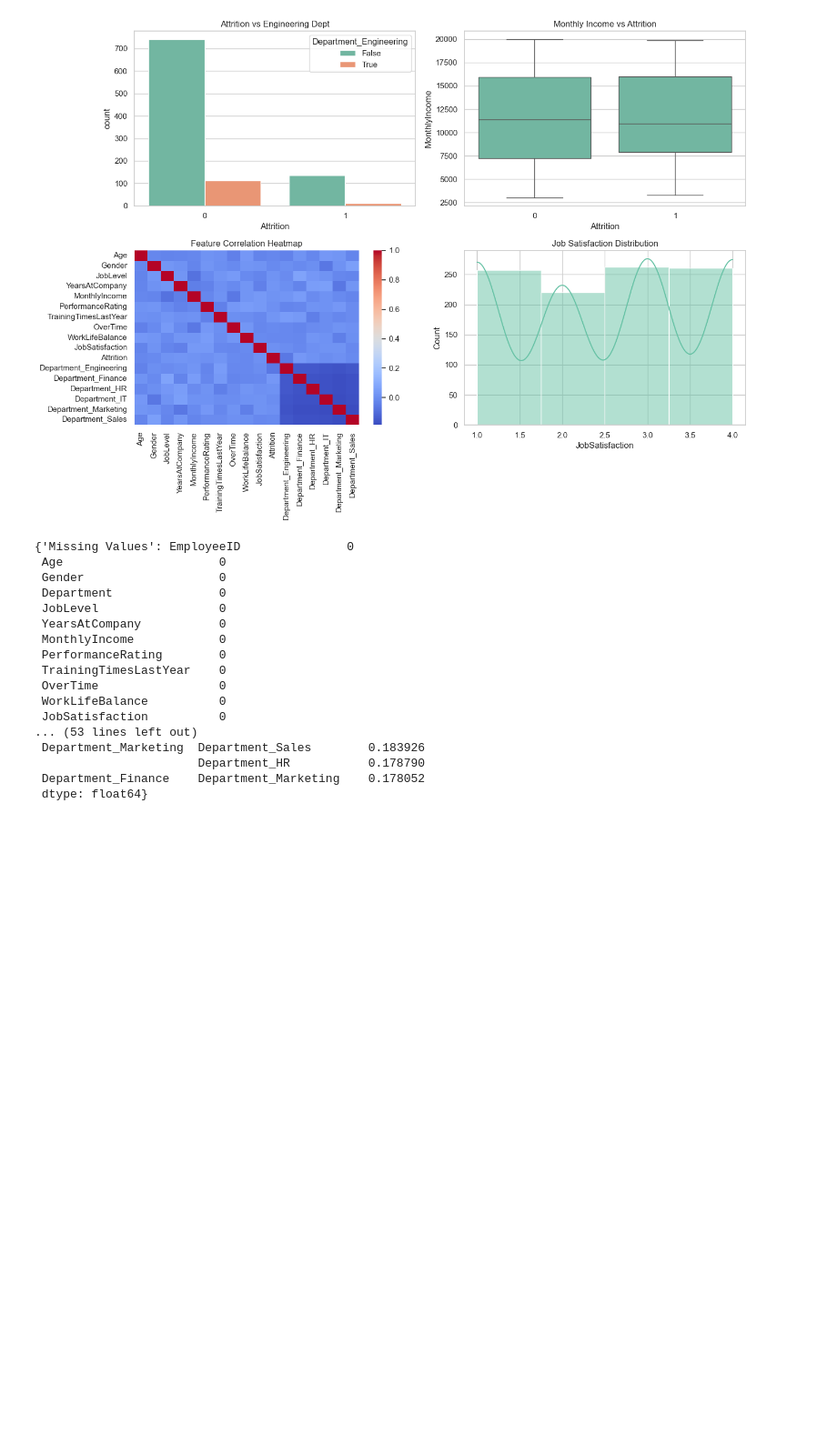
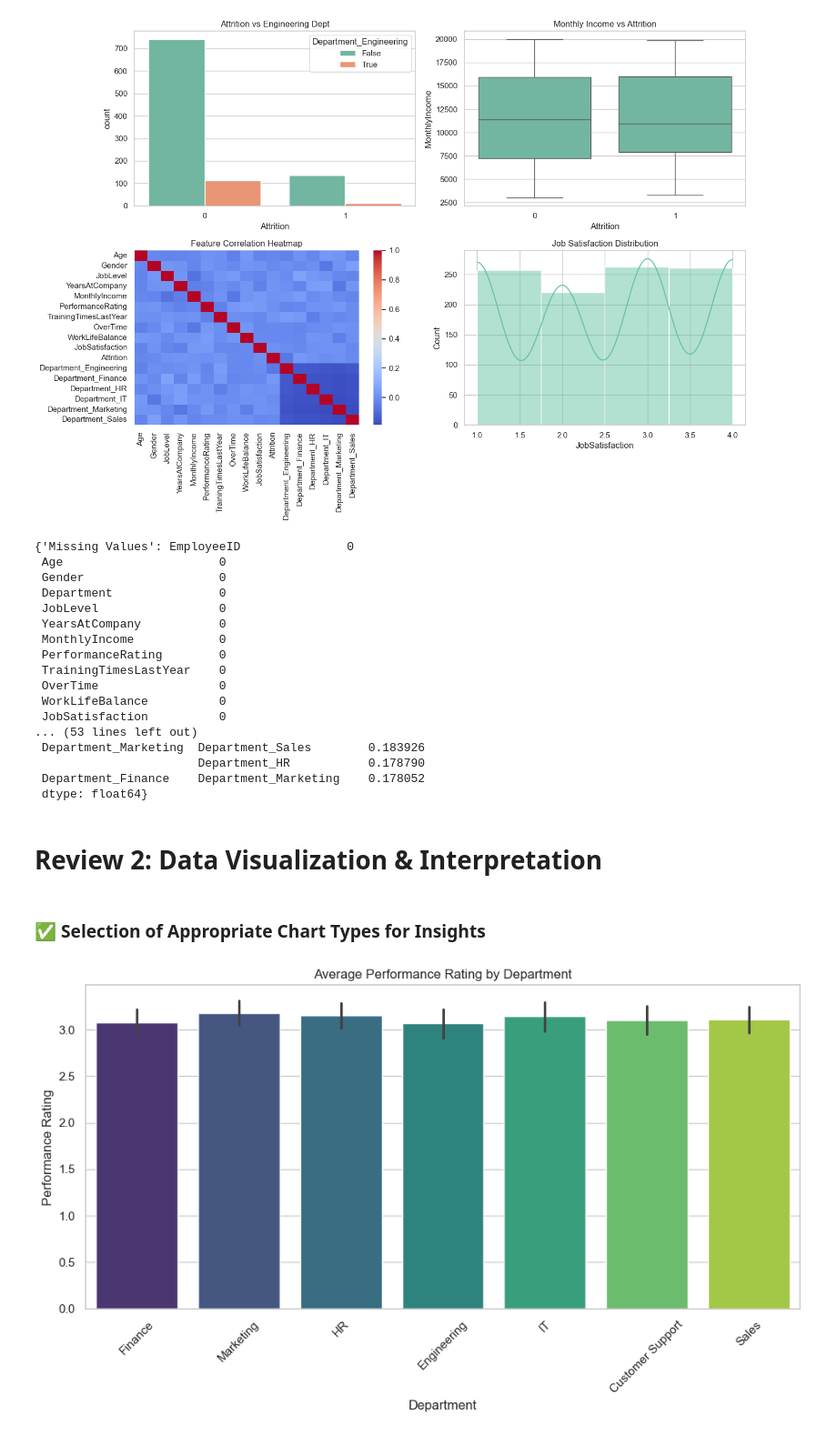
Before and after one commit to Shaurya-Chaturvedi/HR-Analytics-to-Track-Employee-Performance, a Jupyter notebook: main.ipynb, the cells around one changed output. Shown at 91% size. Saved outputs shown, nothing was run; the diff lists cells and outputs as text; code cells hidden in the pictures; blank space fills up the shorter version.

```diff
--- a/main.ipynb
+++ b/main.ipynb
@@ -315,3 +317,33 @@ plt.show()
                        Department_HR           0.178790
  Department_Finance    Department_Marketing    0.178052
  dtype: float64}
+# %% [markdown]
+# Review 2: Data Visualization & Interpretation
+# %% [markdown]
+### ✅ Selection of Appropriate Chart Types for Insights
+# %%
+# Step 1: Import Required Libraries
+import pandas as pd
+import matplotlib.pyplot as plt
+import seaborn as sns
+import plotly.express as px
+import os
+import webbrowser
+
+# Visual theme for consistent styling
+sns.set(style="whitegrid")
+
+# Step 2: Load Dataset
+df = pd.read_csv("employee_performance_data.csv")
+# %%
+# Step 3: Bar Plot – Avg. Performance Rating by Department
+plt.figure(figsize=(10, 6))
+sns.barplot(data=df, x='Department', y='PerformanceRating', hue='Department', palette='viridis', legend=False)
+plt.title('Average Performance Rating by Department')
+plt.ylabel('Performance Rating')
+plt.xticks(rotation=45)
+plt.tight_layout()
+plt.savefig("performance_by_department.png")
+plt.show()
+# %% [output]
+[figure, added]
```
Also changed, not shown: parts of 41 cells of this notebook, 13 other files.
